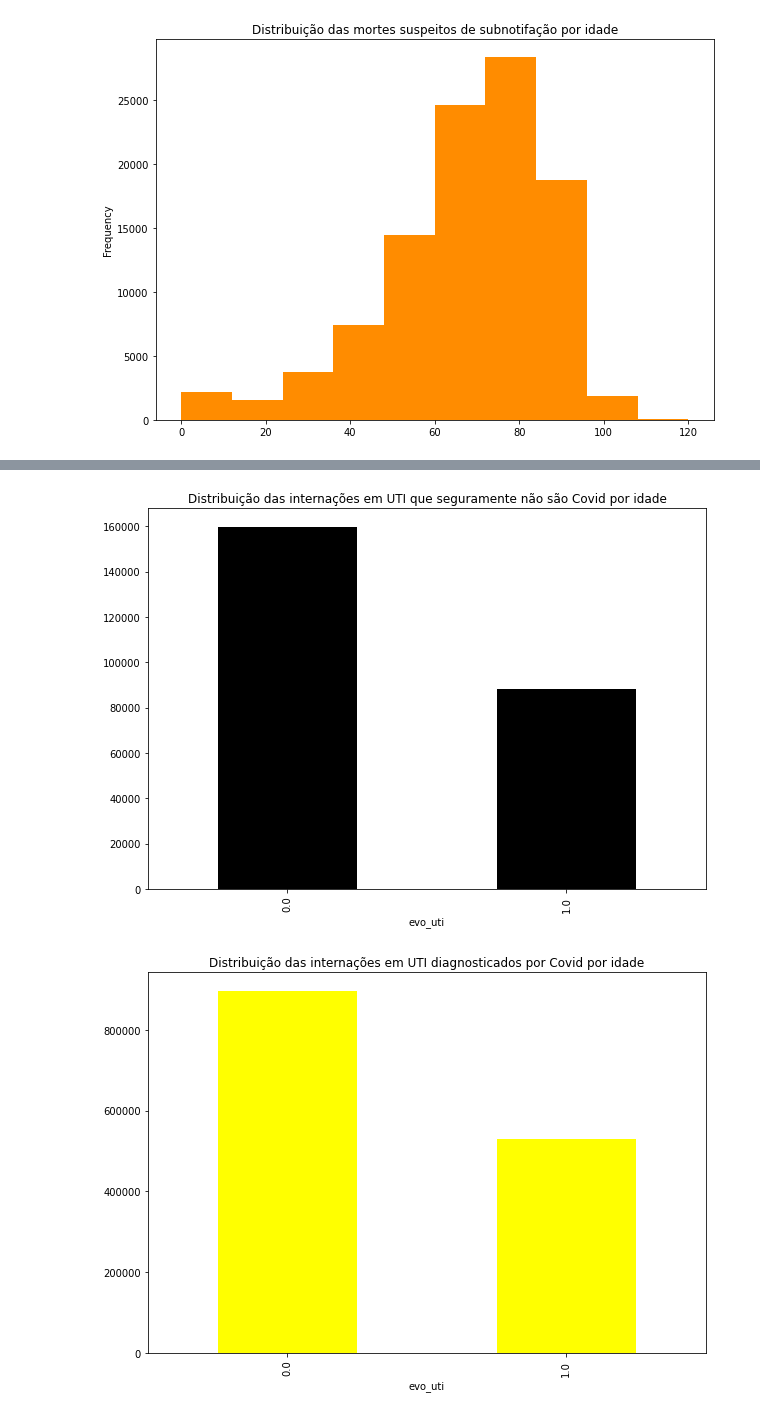
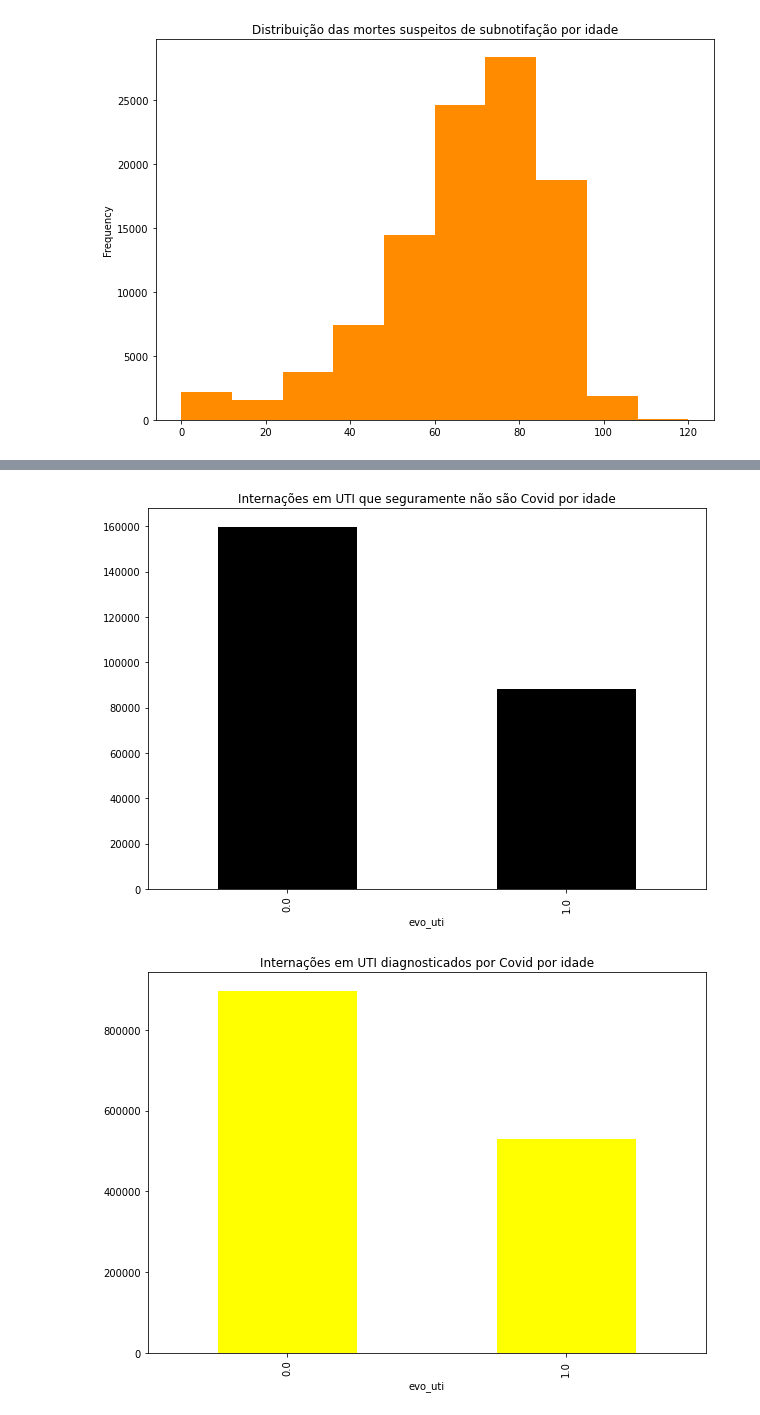
Before and after one commit to mateuspinto/subnotificacoes-covid, a Jupyter notebook: src/visualization.ipynb, the cells around one changed output, grey strips where cells are left out. Cells and saved outputs as stored; diff of their text form; code cells hidden in the pictures.

```diff
--- a/src/visualization.ipynb
+++ b/src/visualization.ipynb
@@ -149,15 +149,15 @@ plt.show()
 # %%
-plt.title("Distribuição das internações em UTI que seguramente não são Covid por idade")
+plt.title("Internações em UTI que seguramente não são Covid por idade")
 non_covid_safe_cases.groupby('evo_uti').size().plot(kind='bar', color='black')
 plt.show()
 
-plt.title("Distribuição das internações em UTI diagnosticados por Covid por idade")
+plt.title("Internações em UTI diagnosticados por Covid por idade")
 true_covid_cases.groupby('evo_uti').size().plot(kind='bar', color='yellow')
 plt.show()
 
-plt.title("Distribuição das internações em UTI suspeitos de subnotifação por idade")
+plt.title("Internações em UTI suspeitos de subnotifação por idade")
 unknow_cases.groupby('evo_uti').size().plot(kind='bar', color='orange')
 plt.show()
 # %% [output]
-[figure, old version]
+[figure, new version]
-[figure, old version]
+[figure, new version]
```
Also changed, not shown: parts of 6 cells of this notebook.
